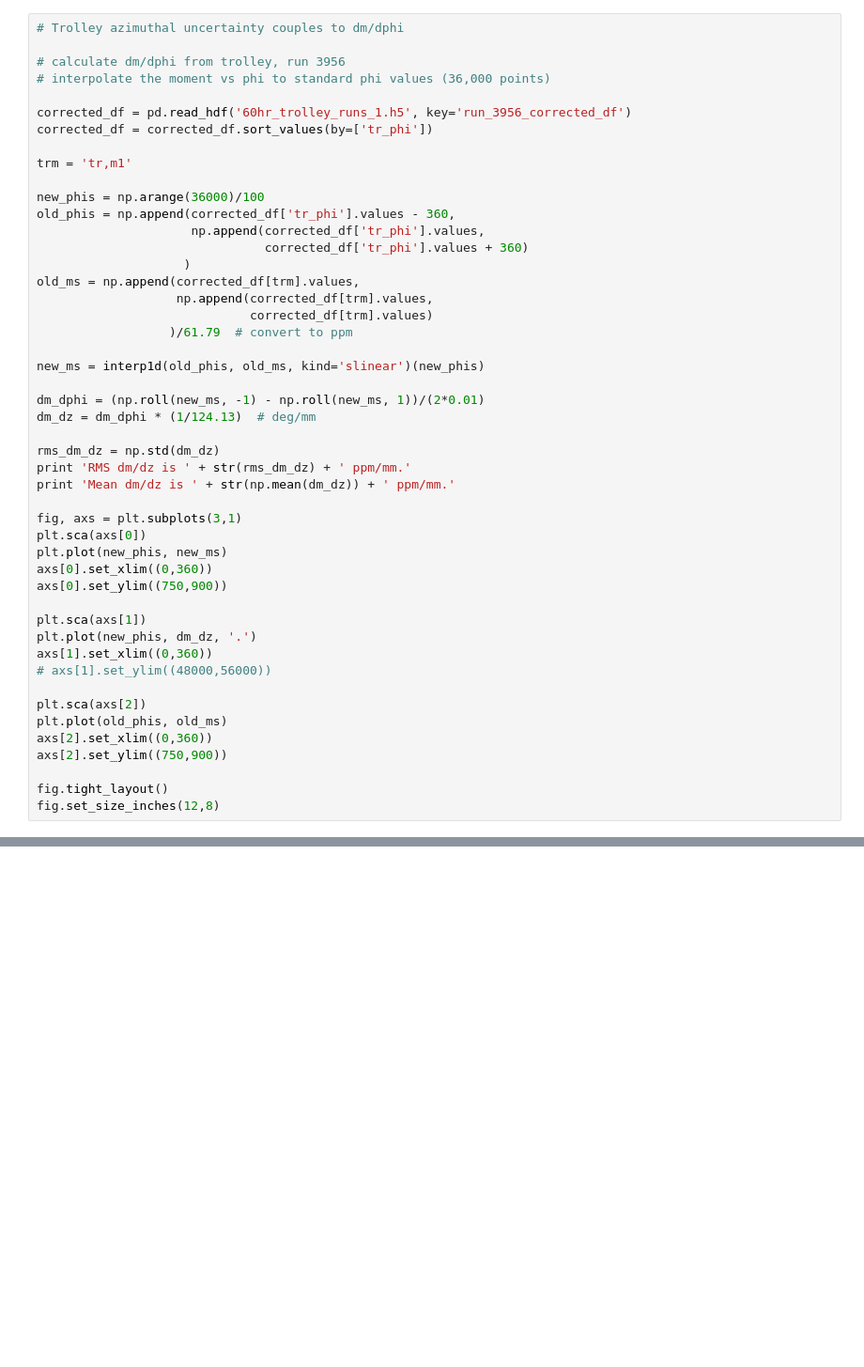
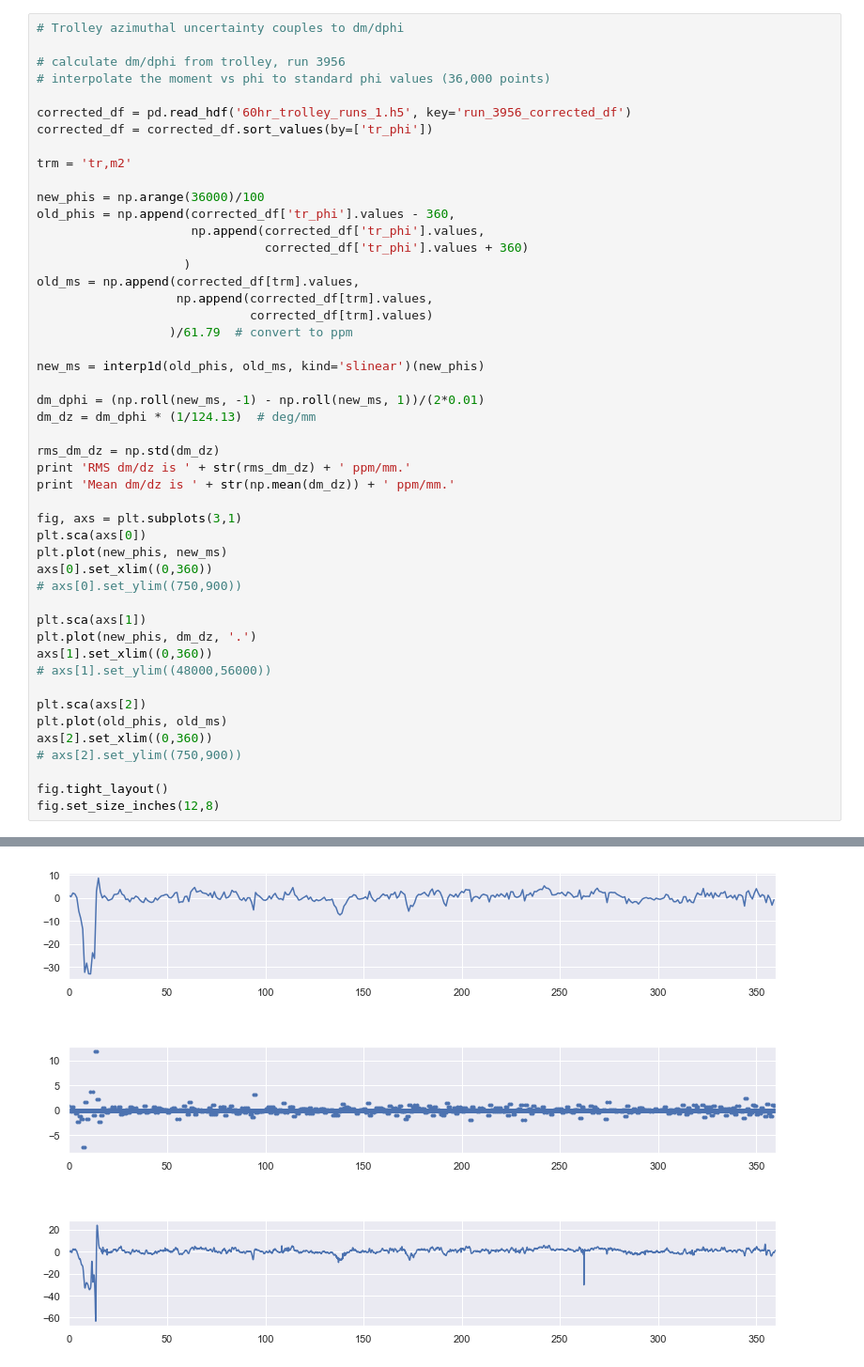
Before and after one commit to aetb/trfp, a Jupyter notebook: systematic_studies.ipynb, the cells around one changed output, grey strips where cells are left out. Shown at 94% size. Saved outputs shown, nothing was run; the diff lists cells and outputs as text; blank space fills up the shorter version.

```diff
--- a/systematic_studies.ipynb
+++ b/systematic_studies.ipynb
@@ -31,7 +33,7 @@ sns.set(style="darkgrid")
 corrected_df = pd.read_hdf('60hr_trolley_runs_1.h5', key='run_3956_corrected_df')
 corrected_df = corrected_df.sort_values(by=['tr_phi'])
 
-trm = 'tr,m1'
+trm = 'tr,m2'
 
 new_phis = np.arange(36000)/100
 old_phis = np.append(corrected_df['tr_phi'].values - 360,
@@ -56,7 +58,7 @@ fig, axs = plt.subplots(3,1)
 plt.sca(axs[0])
 plt.plot(new_phis, new_ms)
 axs[0].set_xlim((0,360))
-axs[0].set_ylim((750,900))
+# axs[0].set_ylim((750,900))
 
 plt.sca(axs[1])
 plt.plot(new_phis, dm_dz, '.')
@@ -66,7 +68,8 @@ axs[1].set_xlim((0,360))
 plt.sca(axs[2])
 plt.plot(old_phis, old_ms)
 axs[2].set_xlim((0,360))
-axs[2].set_ylim((750,900))
+# axs[2].set_ylim((750,900))
 
 fig.tight_layout()
 fig.set_size_inches(12,8)
+# %% [output]
@@ -72,0 +78 @@ fig.set_size_inches(12,8)
+[figure, added]
```
Also changed, not shown: parts of 7 cells of this notebook, 7 other files.
